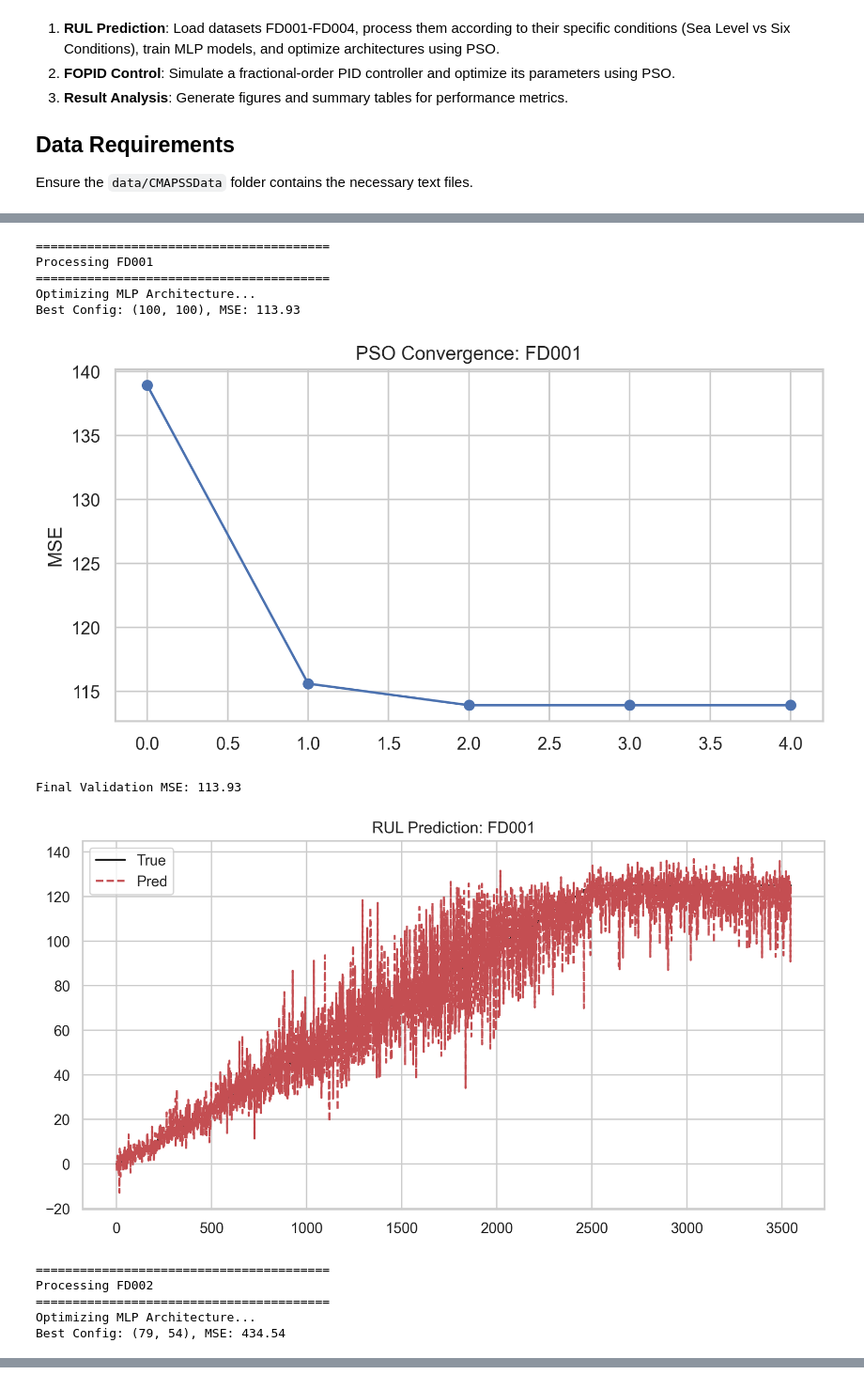
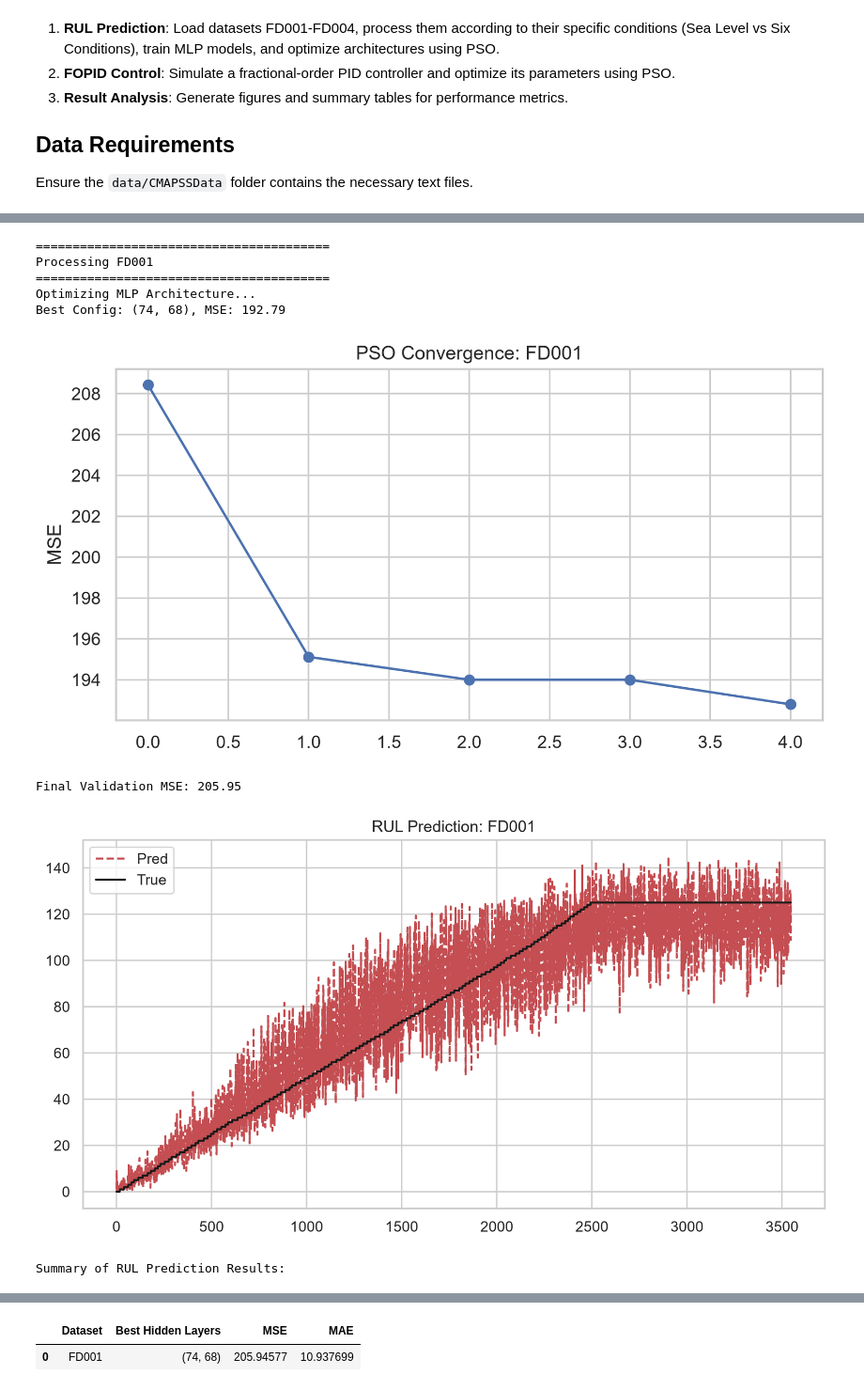
Before and after one commit to eitt/measurement-and-control, a Jupyter notebook: measure_control_colab.ipynb, the cells around one changed output, grey strips where cells are left out. Shown at 94% size. Cells and saved outputs as stored; diff of their text form; code cells hidden in the pictures.

```diff
--- a/measure_control_colab.ipynb
+++ b/measure_control_colab.ipynb
@@ -130,7 +180,11 @@ def pso_optimize(X_train, X_val, y_train, y_val, n_particles=5, n_iter=5, bounds
                 continue
 
             hidden_sizes = tuple(int(max(bounds[0], min(bounds[1], round(val)))) for val in p.position)
-            model = MLPRegressor(hidden_layer_sizes=hidden_sizes, activation='relu', solver='adam', max_iter=1000, random_state=42)
+            model = MLPRegressor(
+                input_size=X_train.shape[1],
+                hidden_sizes=hidden_sizes,
+                epochs=1000
+            )
             model.fit(X_train, y_train)
             preds = model.predict(X_val)
             mse = mean_squared_error(y_val, preds)
@@ -147,7 +201,11 @@ def pso_optimize(X_train, X_val, y_train, y_val, n_particles=5, n_iter=5, bounds
     return best_hidden, global_best_score, score_history
 
 def train_final_model(X_train, y_train, hidden_sizes):
-    model = MLPRegressor(hidden_layer_sizes=hidden_sizes, activation='relu', solver='adam', max_iter=1000, random_state=42)
+    model = MLPRegressor(
+        input_size=X_train.shape[1],
+        hidden_sizes=hidden_sizes,
+        epochs=1000
+    )
     model.fit(X_train, y_train)
     return model
 # %% [markdown]
@@ -211,41 +269,37 @@ def process_dataset(dataset_name: str) -> Dict:
     preds = model.predict(X_val)
 
     mae = mean_absolute_error(y_val, preds)
     mse = mean_squared_error(y_val, preds)
     print(f"Final Validation MSE: {mse:.2f}")
 
     # Plot Predictions
     plt.figure(figsize=(10, 5))
     indices = np.argsort(y_val)
+    plt.plot(preds[indices], 'r--', label='Pred')
     plt.plot(y_val[indices], 'k-', label='True')
-    plt.plot(preds[indices], 'r--', label='Pred')
     plt.title(f'RUL Prediction: {dataset_name}')
     plt.legend()
     plt.show()
 
     return {'Dataset': dataset_name, 'Best Hidden Layers': str(best_hidden), 'MSE': mse, 'MAE': mae}
 
 # Executing for all datasets
 results = []
-for ds in ['FD001', 'FD002', 'FD003', 'FD004']:
+for ds in ['FD001']: #['FD001', 'FD002', 'FD003', 'FD004']:
     res = process_dataset(ds)
     if res:
         results.append(res)
 
 results_df = pd.DataFrame(results)
 print("\nSummary of RUL Prediction Results:")
 display(results_df)
 # %% [output]
 ========================================
 Processing FD001
 ========================================
 Optimizing MLP Architecture...
-Best Config: (100, 100), MSE: 113.93
+Best Config: (74, 68), MSE: 192.79
-[figure, old version]
+[figure, new version]
-Final Validation MSE: 113.93
+Final Validation MSE: 205.95
-[figure, old version]
+[figure, new version]
-========================================
-Processing FD002
-========================================
-Optimizing MLP Architecture...
-Best Config: (79, 54), MSE: 434.54
+Summary of RUL Prediction Results:
@@ -264 +306,3 @@ Final Validation MSE: 97.54
+|  | Dataset | Best Hidden Layers | MSE | MAE |
+| 0 | FD001 | (74, 68) | 205.94577 | 10.937699 |
 # %% [markdown]
```
Also changed, not shown: parts of 12 cells of this notebook, 1 other file.
